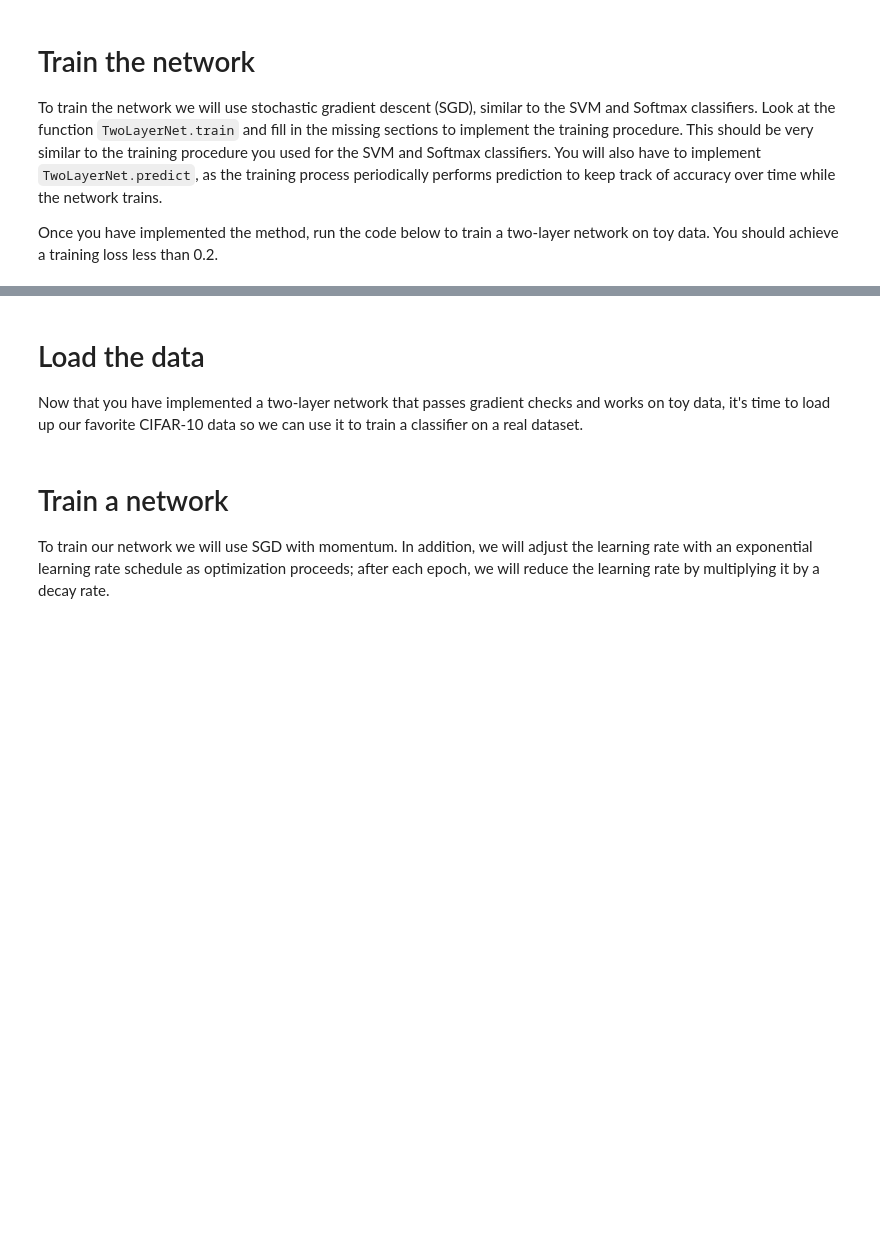
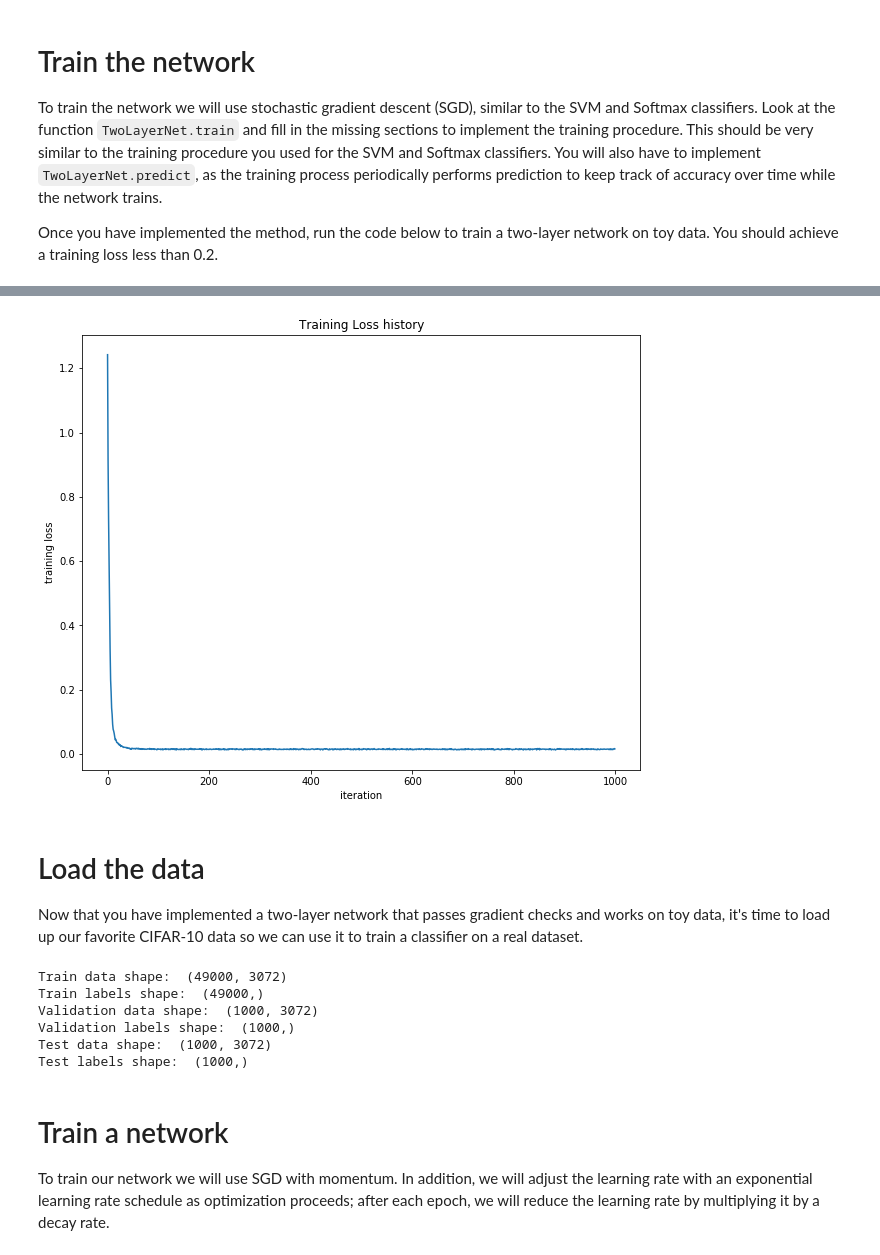
Before and after one commit to kozistr/ML-Study, a Jupyter notebook: CS231n/Assignment1/two_layer_net.ipynb, the cells around one changed output, grey strips where cells are left out. Saved outputs shown, nothing was run; the diff lists cells and outputs as text; code cells hidden in the pictures; blank space fills up the shorter version.

```diff
--- a/CS231n/Assignment1/two_layer_net.ipynb
+++ b/CS231n/Assignment1/two_layer_net.ipynb
@@ -116,7 +142,7 @@ Once you have implemented the method, run the code below to train a two-layer ne
 net = init_toy_model()
 stats = net.train(X, y, X, y,
                   learning_rate=1e-1, reg=5e-6,
-                  num_iters=100, verbose=False)
+                  n_iters=1000)
 
 print('Final training loss: ', stats['loss_history'][-1])
 
@@ -126,3 +152,4 @@ plt.xlabel('iteration')
 plt.ylabel('training loss')
 plt.title('Training Loss history')
 plt.show()
+# %% [output]
@@ -129,8 +167,9 @@ plt.show()
+[figure, added]
 # %% [markdown]
 # Load the data
 Now that you have implemented a two-layer network that passes gradient checks and works on toy data, it's time to load up our favorite CIFAR-10 data so we can use it to train a classifier on a real dataset.
 # %%
-from cs231n.data_utils import load_CIFAR10
+from data_utils import load_CIFAR10
 
 
 def get_CIFAR10_data(num_training=49000, num_validation=1000, num_test=1000):
@@ -140,7 +179,7 @@ def get_CIFAR10_data(num_training=49000, num_validation=1000, num_test=1000):
     we used for the SVM, but condensed to a single function.
     """
     # Load the raw CIFAR-10 data
-    cifar10_dir = 'cs231n/datasets/cifar-10-batches-py'
+    cifar10_dir = 'D:\\DataSet\\Cifar\\cifar-10-batches-py'
     X_train, y_train, X_test, y_test = load_CIFAR10(cifar10_dir)
 
     # Subsample the data
@@ -170,12 +209,20 @@ def get_CIFAR10_data(num_training=49000, num_validation=1000, num_test=1000):
 
 # Invoke the above function to get our data.
 X_train, y_train, X_val, y_val, X_test, y_test = get_CIFAR10_data()
+
 print('Train data shape: ', X_train.shape)
 print('Train labels shape: ', y_train.shape)
 print('Validation data shape: ', X_val.shape)
 print('Validation labels shape: ', y_val.shape)
 print('Test data shape: ', X_test.shape)
 print('Test labels shape: ', y_test.shape)
+# %% [output]
+Train data shape:  (49000, 3072)
+Train labels shape:  (49000,)
+Validation data shape:  (1000, 3072)
+Validation labels shape:  (1000,)
+Test data shape:  (1000, 3072)
+Test labels shape:  (1000,)
 # %% [markdown]
 # Train a network
 To train our network we will use SGD with momentum. In addition, we will adjust the learning rate with an exponential learning rate schedule as optimization proceeds; after each epoch, we will reduce the learning rate by multiplying it by a decay rate.
```
Also changed, not shown: parts of 11 cells of this notebook, 1 other file.
